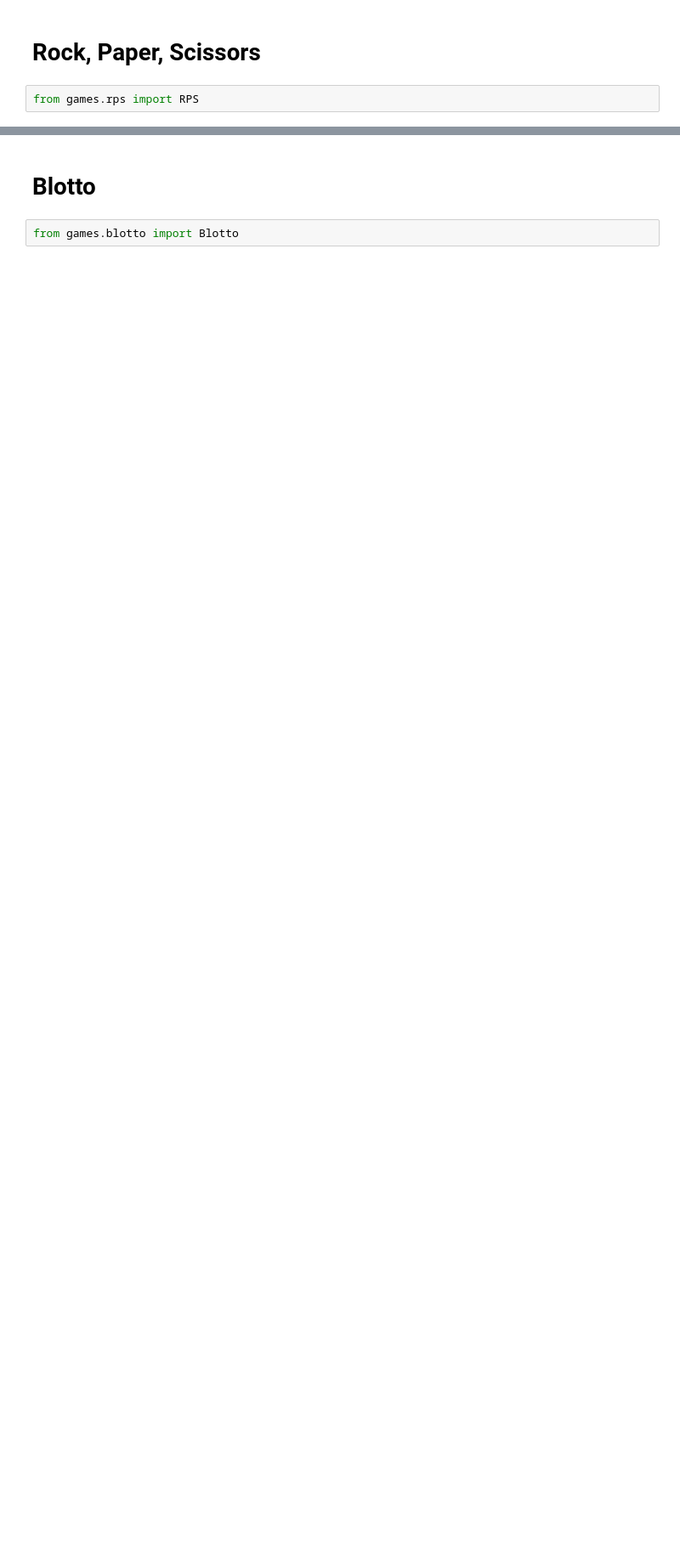
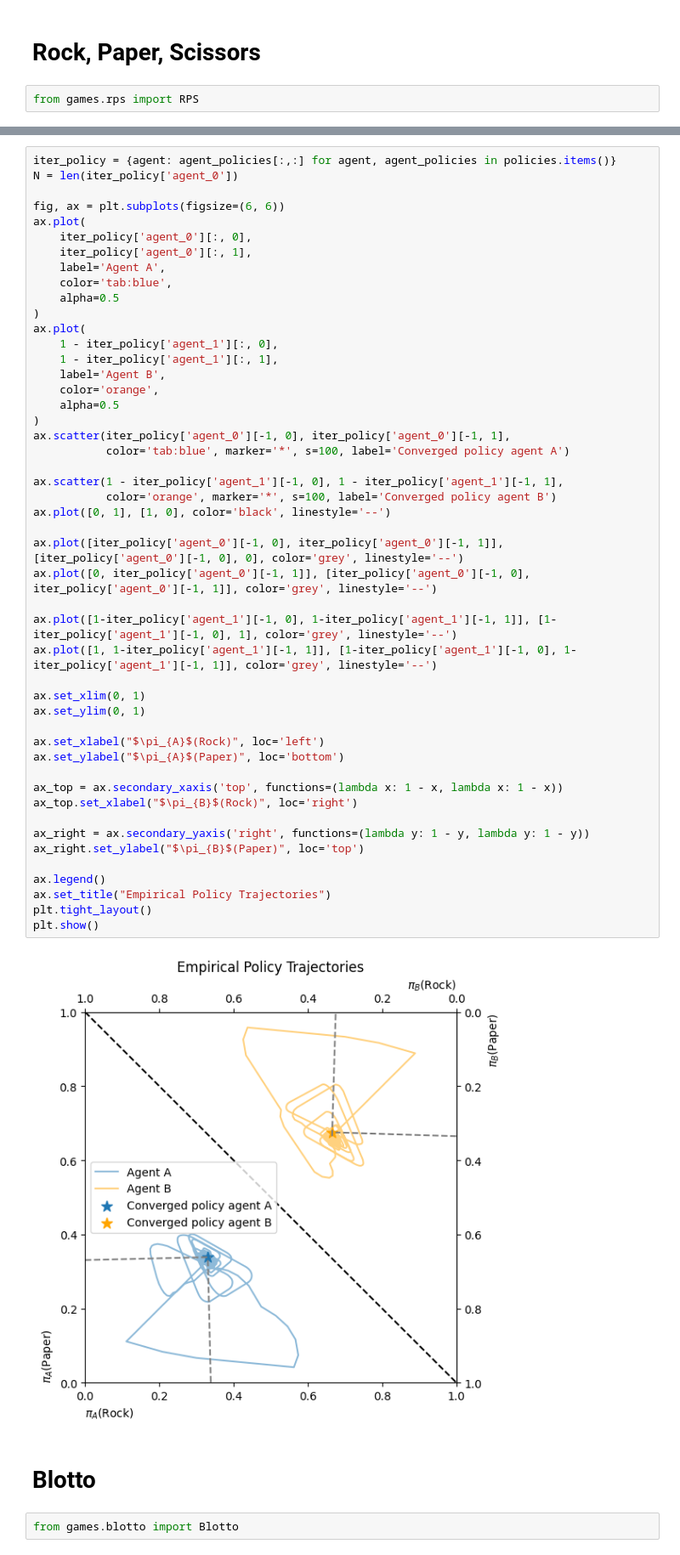
Before and after one commit to GuDuck/Simultaneous-Games, a Jupyter notebook: RM.ipynb, the cells around one changed output, grey strips where cells are left out. Shown at 85% size. Cells and saved outputs as stored; diff of their text form; blank space fills up the shorter version.

```diff
--- a/RM.ipynb
+++ b/RM.ipynb
@@ -93,3 +99,53 @@ dict(map(lambda agent: (agent, fp[agent].policy()), g.agents))
+# %%
+iter_policy = {agent: agent_policies[:,:] for agent, agent_policies in policies.items()}
+N = len(iter_policy['agent_0'])
+
+fig, ax = plt.subplots(figsize=(6, 6))
+ax.plot(
+    iter_policy['agent_0'][:, 0],
+    iter_policy['agent_0'][:, 1],
+    label='Agent A',
+    color='tab:blue',
+    alpha=0.5
+)
+ax.plot(
+    1 - iter_policy['agent_1'][:, 0],
+    1 - iter_policy['agent_1'][:, 1],
+    label='Agent B',
+    color='orange',
+    alpha=0.5
+)
+ax.scatter(iter_policy['agent_0'][-1, 0], iter_policy['agent_0'][-1, 1],
+           color='tab:blue', marker='*', s=100, label='Converged policy agent A')
+
+ax.scatter(1 - iter_policy['agent_1'][-1, 0], 1 - iter_policy['agent_1'][-1, 1],
+           color='orange', marker='*', s=100, label='Converged policy agent B')
+ax.plot([0, 1], [1, 0], color='black', linestyle='--')
+
+ax.plot([iter_policy['agent_0'][-1, 0], iter_policy['agent_0'][-1, 1]], [iter_policy['agent_0'][-1, 0], 0], color='grey', linestyle='--')
+ax.plot([0, iter_policy['agent_0'][-1, 1]], [iter_policy['agent_0'][-1, 0], iter_policy['agent_0'][-1, 1]], color='grey', linestyle='--')
+
+ax.plot([1-iter_policy['agent_1'][-1, 0], 1-iter_policy['agent_1'][-1, 1]], [1-iter_policy['agent_1'][-1, 0], 1], color='grey', linestyle='--')
+ax.plot([1, 1-iter_policy['agent_1'][-1, 1]], [1-iter_policy['agent_1'][-1, 0], 1-iter_policy['agent_1'][-1, 1]], color='grey', linestyle='--')
+
+ax.set_xlim(0, 1)
+ax.set_ylim(0, 1)
+
+ax.set_xlabel("$\pi_{A}$(Rock)", loc='left')
+ax.set_ylabel("$\pi_{A}$(Paper)", loc='bottom')
+
+ax_top = ax.secondary_xaxis('top', functions=(lambda x: 1 - x, lambda x: 1 - x))
+ax_top.set_xlabel("$\pi_{B}$(Rock)", loc='right')
+
+ax_right = ax.secondary_yaxis('right', functions=(lambda y: 1 - y, lambda y: 1 - y))
+ax_right.set_ylabel("$\pi_{B}$(Paper)", loc='top')
+
+ax.legend()
+ax.set_title("Empirical Policy Trajectories")
+plt.tight_layout()
+plt.show()
+# %% [output]
+[figure, added]
 # %% [markdown]
 # Blotto
 # %%
```
Also changed, not shown: parts of 31 cells of this notebook, 14 other files.
